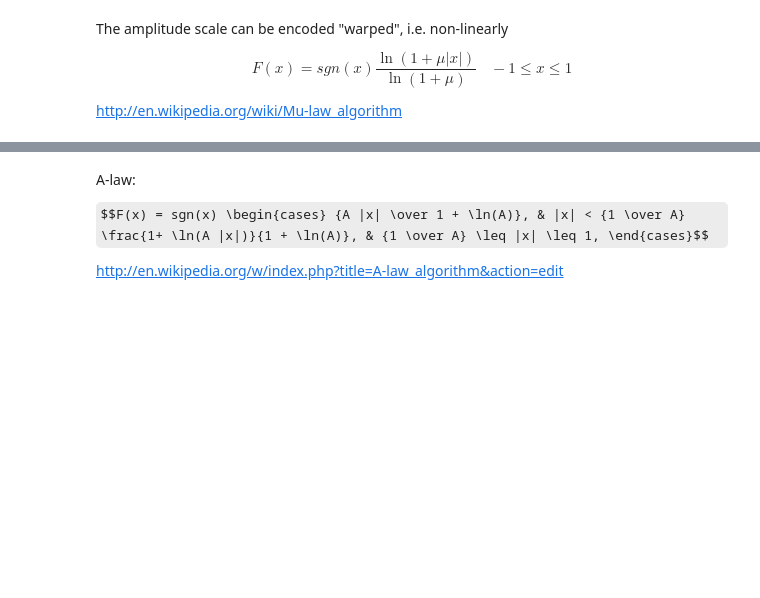
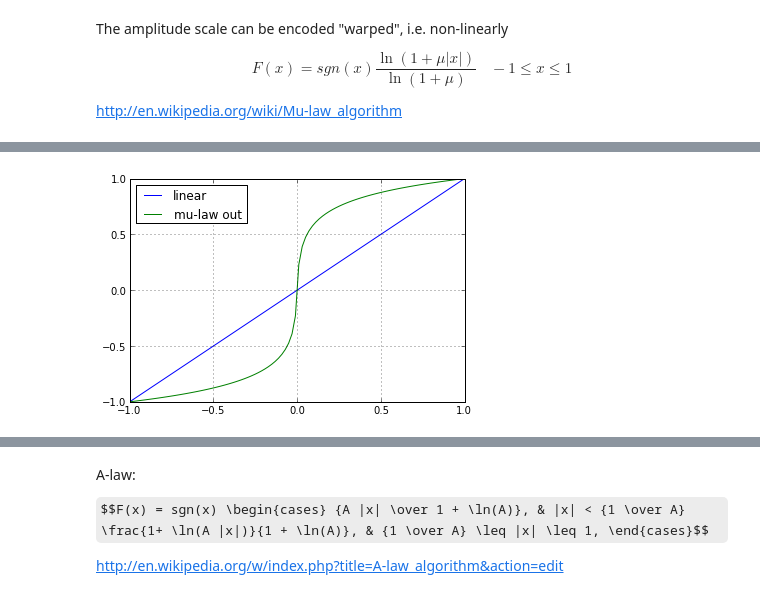
Before and after one commit to mantaraya36/201A-ipython, a Jupyter notebook: Sampling and Quantization.ipynb, the cells around one changed output, grey strips where cells are left out. Saved outputs shown, nothing was run; the diff lists cells and outputs as text; code cells hidden in the pictures; some formulas as TeX source; blank space fills up the shorter version.

```diff
--- a/Sampling and Quantization.ipynb
+++ b/Sampling and Quantization.ipynb
@@ -351,10 +386,13 @@ http://en.wikipedia.org/wiki/Mu-law_algorithm
 # %%
 x = linspace(-1,1, 100)
 bits = 8
 mu = (2**bits) - 1
 
 mu_shaping = sign(x)*log(1 + mu *abs(x))/log(1+mu)
-plot(x, x, label= 'in')
+plot(x, x, label= 'linear')
 plot(x, mu_shaping, label= 'mu-law out')
 
 legend(loc='best')
+grid()
+# %% [output]
+[figure, added]
```
Also changed, not shown: parts of 21 cells of this notebook.
